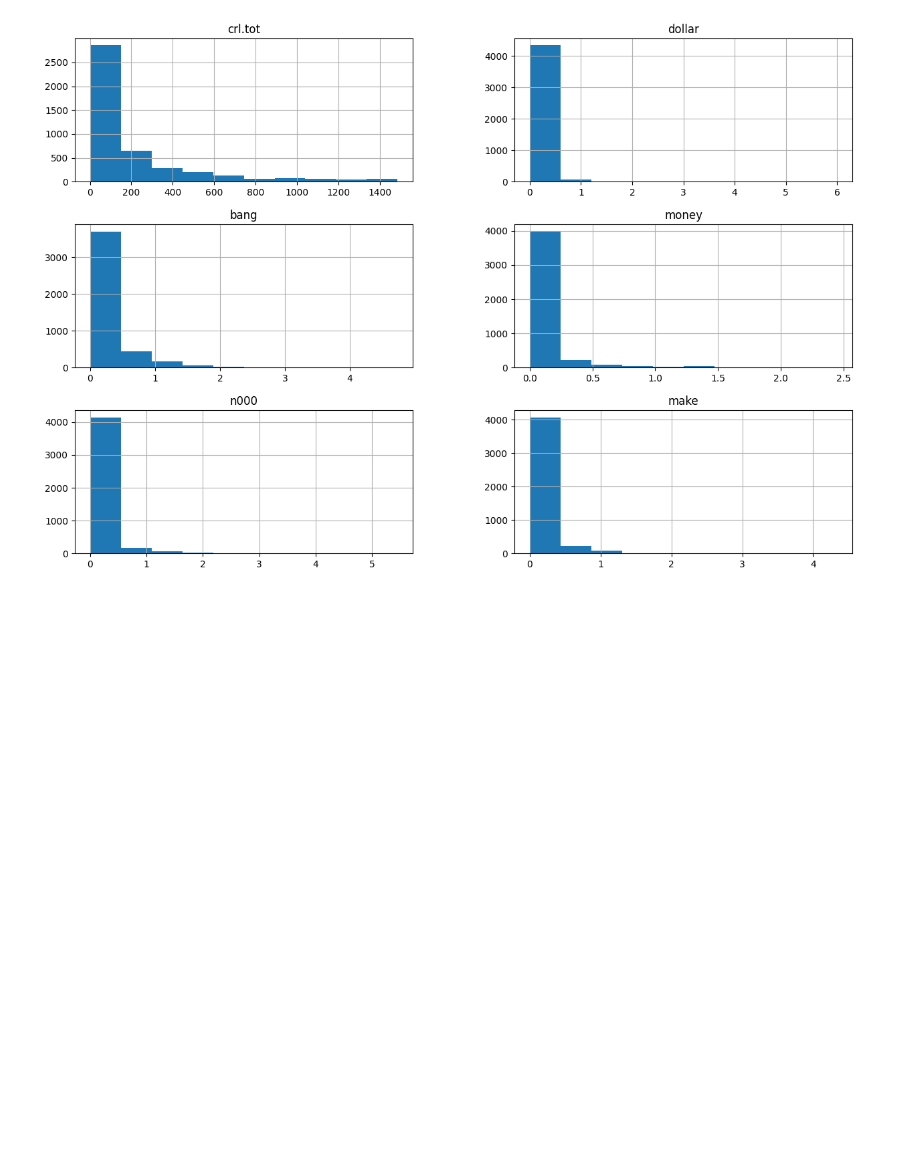
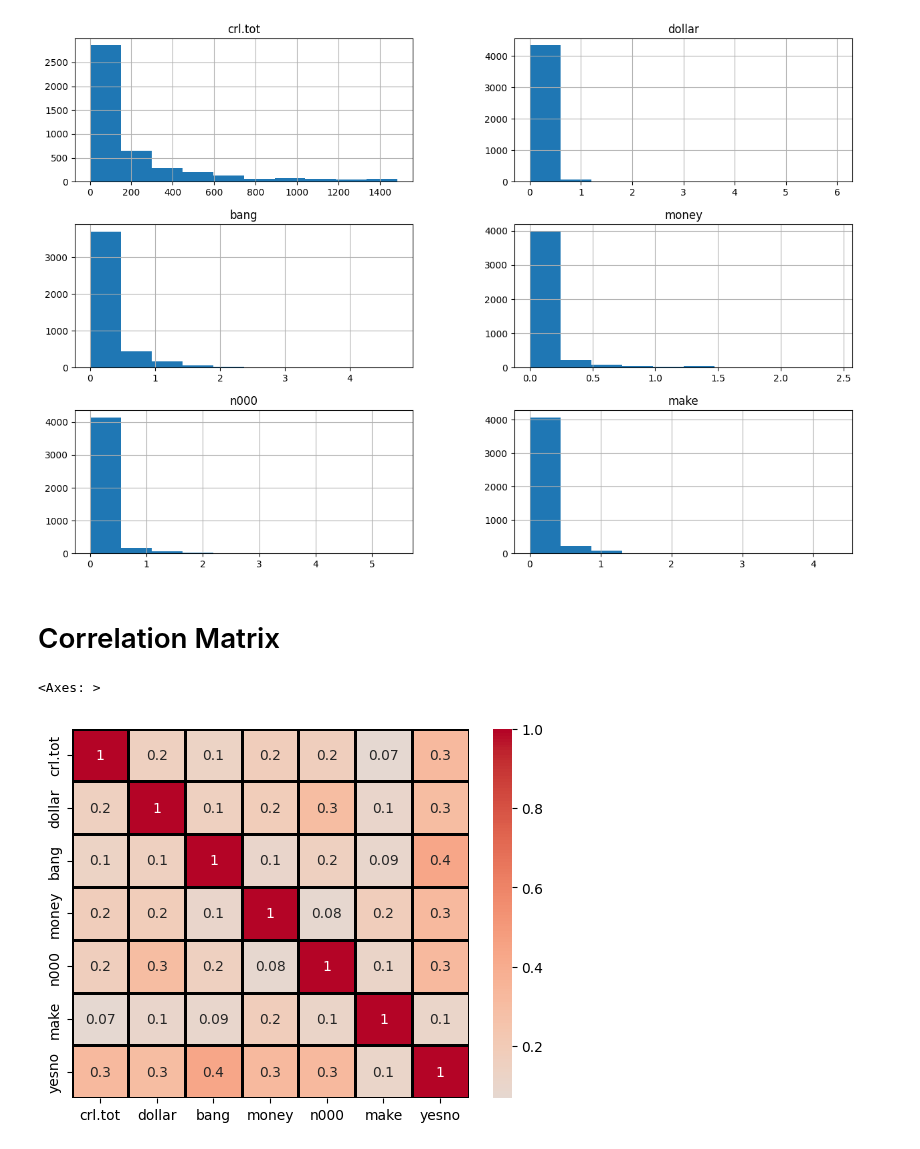
Before and after one commit to FarzanaAkhi/business-analysis-p1, a Jupyter notebook: notebooks/logistic_regression.ipynb, the cells around one changed output. Cells and saved outputs as stored; diff of their text form; code cells hidden in the pictures; blank space fills up the shorter version.

```diff
--- a/notebooks/logistic_regression.ipynb
+++ b/notebooks/logistic_regression.ipynb
@@ -138,3 +138,22 @@ array([[<Axes: title={'center': 'crl.tot'}>,
        [<Axes: title={'center': 'n000'}>,
         <Axes: title={'center': 'make'}>]], dtype=object)
 [figure]
+# %% [markdown]
+# Correlation Matrix
+# %%
+# Convert yes/no style columns to 1/0
+data = data.replace({'y': 1, 'n': 0, 'yes': 1, 'no': 0})
+
+# For all other categorical columns, create dummies
+data_encoded = pd.get_dummies(data, drop_first=True)
+# %%
+sns.heatmap(data.corr(),
+            annot = True,
+            fmt= '.1g',
+            center= 0,
+            cmap='coolwarm',
+            linewidths=1,
+            linecolor='black')
+# %% [output]
+<Axes: >
+[figure, added]
```
Also changed, not shown: parts of 1 cell of this notebook.
